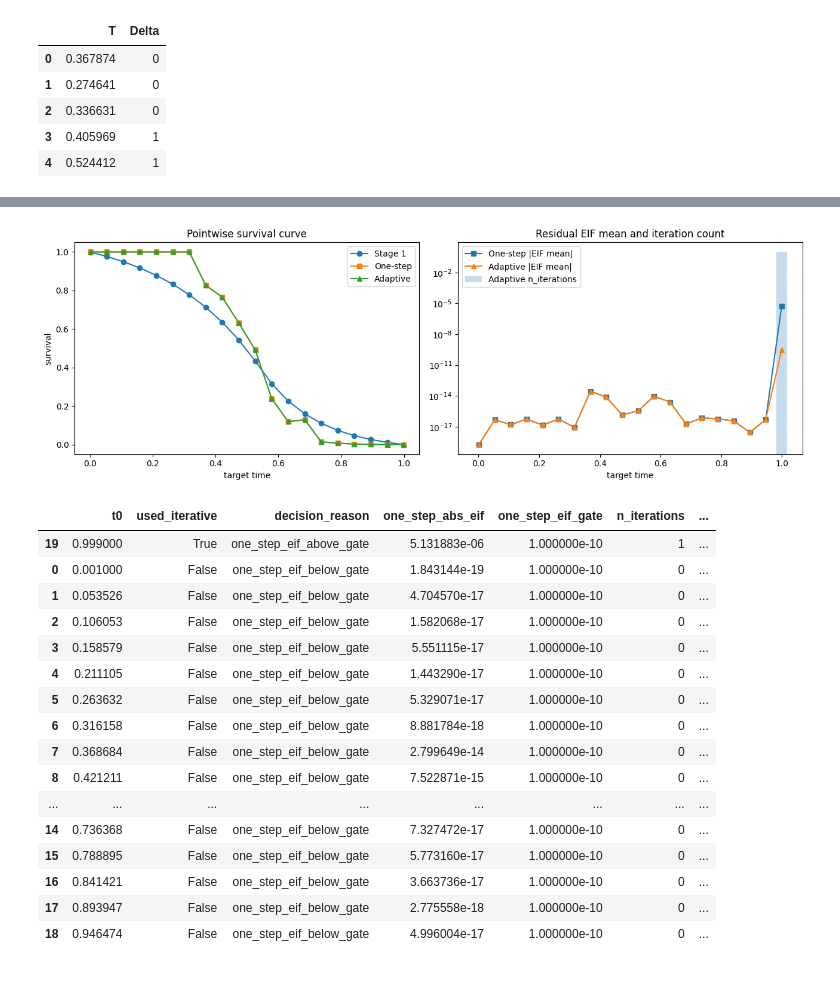
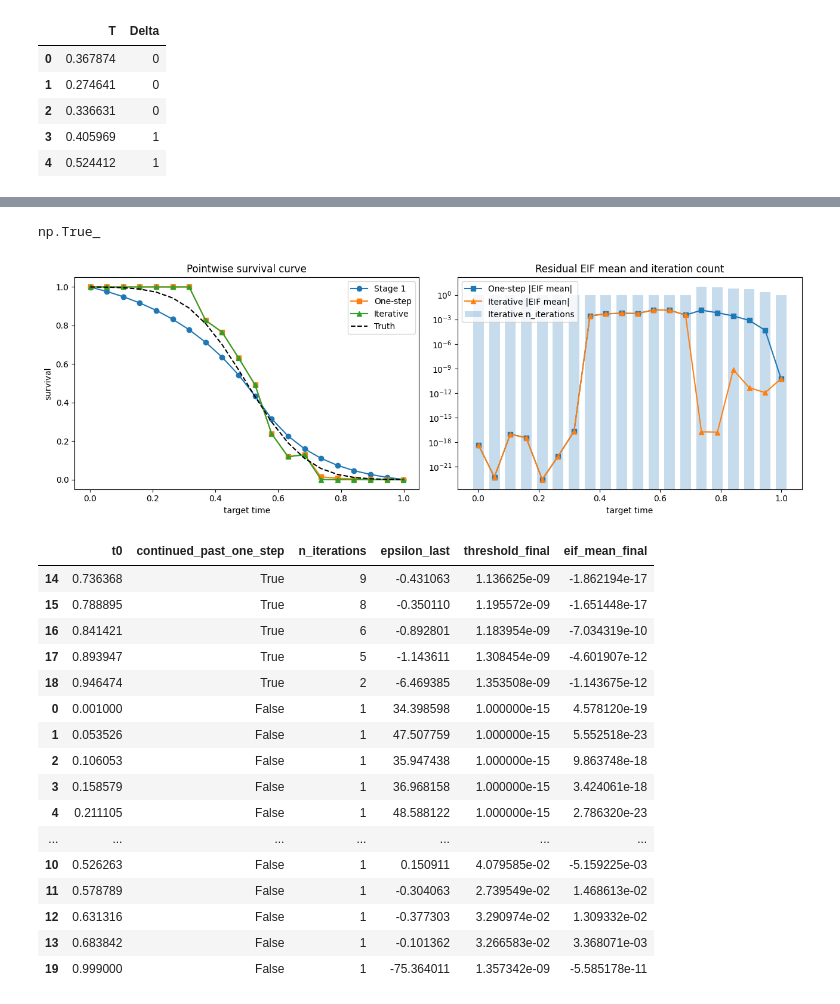
Before and after one commit to zhengpu-berkeley/HALDensity, a Jupyter notebook: examples/HAL-TMLE-RC/iter-hal-tmle.ipynb, the cells around one changed output, grey strips where cells are left out. Saved outputs shown, nothing was run; the diff lists cells and outputs as text; code cells hidden in the pictures.

```diff
--- a/examples/HAL-TMLE-RC/iter-hal-tmle.ipynb
+++ b/examples/HAL-TMLE-RC/iter-hal-tmle.ipynb
@@ -69,11 +69,10 @@ SURVIVAL_CLIP = 1e-8
 EPS_BRACKET_START = 0.25
 EPS_BRACKET_GROWTH = 2.0
 EPS_BRACKET_MAX = 16.0
-EPS_FALLBACK_BOUNDS = (-50.0, 50.0)
+EPS_FALLBACK_BOUNDS = (-90.0, 90.0)
 MAX_ITER = 25
 MIN_ABS_EPS = 1e-8
 MIN_SCORE_TOL = 1e-15
-ONE_STEP_EIF_GATE = 1e-10
 TARGET_TIMES = np.linspace(0.001, 0.999, 20)
 FOCUS_T0 = 0.85
 
@@ -768,53 +795,66 @@ curve_comparison
+# %%
+np.mean(eif_values) < np.sqrt(np.var(eif_values))/np.sqrt(len(eif_values))*np.log(len(eif_values))
+# %% [output]
+np.True_
 # %%
 fig, axes = plt.subplots(1, 2, figsize=(13, 4.5))
 
+true_survival = truncnorm.sf(
+    curve_comparison['t0'].to_numpy(dtype=float),
+    a,
+    b,
+    loc=event_mean,
+    scale=event_std,
+)
+
 axes[0].plot(curve_comparison['t0'], curve_comparison['psi_init'], marker='o', label='Stage 1')
 axes[0].plot(curve_comparison['t0'], curve_comparison['psi_one_step'], marker='s', label='One-step')
-axes[0].plot(curve_comparison['t0'], curve_comparison['psi_adaptive'], marker='^', label='Adaptive')
+axes[0].plot(curve_comparison['t0'], curve_comparison['psi_iterative'], marker='^', label='Iterative')
+axes[0].plot(curve_comparison['t0'], true_survival, linestyle='--', color='black', label='Truth')
 axes[0].set_title('Pointwise survival curve')
 axes[0].set_xlabel('target time')
 axes[0].set_ylabel('survival')
 axes[0].legend()
 
 axes[1].plot(curve_comparison['t0'], np.abs(curve_comparison['eif_mean_one_step']), marker='s', label='One-step |EIF mean|')
-axes[1].plot(curve_comparison['t0'], np.abs(curve_comparison['eif_mean_adaptive']), marker='^', label='Adaptive |EIF mean|')
+axes[1].plot(curve_comparison['t0'], np.abs(curve_comparison['eif_mean_iterative']), marker='^', label='Iterative |EIF mean|')
 axes[1].bar(
-    curve_adaptive_summary['t0'],
-    curve_adaptive_summary['n_iterations'],
+    curve_iterative_summary['t0'],
+    curve_iterative_summary['n_iterations'],
     width=0.035,
     alpha=0.25,
-    label='Adaptive n_iterations',
+    label='Iterative n_iterations',
 )
 axes[1].set_yscale('log')
 axes[1].set_title('Residual EIF mean and iteration count')
 axes[1].set_xlabel('target time')
 axes[1].legend()
 
 plt.tight_layout()
 plt.show()
 
-curve_adaptive_summary[
-    ['t0', 'used_iterative', 'decision_reason', 'one_step_abs_eif', 'one_step_eif_gate', 'n_iterations', 'stop_reason', 'eif_mean_final']
-].sort_values(['used_iterative', 't0'], ascending=[False, True])
+curve_iterative_summary[
+    ['t0', 'continued_past_one_step', 'n_iterations', 'epsilon_last', 'threshold_final', 'eif_mean_final']
+].sort_values(['continued_past_one_step', 't0'], ascending=[False, True])
 # %% [output]
-[figure, old version]
+[figure, new version]
-|  | t0 | used_iterative | decision_reason | one_step_abs_eif | one_step_eif_gate | n_iterations | ... |
-| 19 | 0.999000 | True | one_step_eif_above_gate | 5.131883e-06 | 1.000000e-10 | 1 | ... |
-| 0 | 0.001000 | False | one_step_eif_below_gate | 1.843144e-19 | 1.000000e-10 | 0 | ... |
-| 1 | 0.053526 | False | one_step_eif_below_gate | 4.704570e-17 | 1.000000e-10 | 0 | ... |
-| 2 | 0.106053 | False | one_step_eif_below_gate | 1.582068e-17 | 1.000000e-10 | 0 | ... |
-| 3 | 0.158579 | False | one_step_eif_below_gate | 5.551115e-17 | 1.000000e-10 | 0 | ... |
-| 4 | 0.211105 | False | one_step_eif_below_gate | 1.443290e-17 | 1.000000e-10 | 0 | ... |
-| 5 | 0.263632 | False | one_step_eif_below_gate | 5.329071e-17 | 1.000000e-10 | 0 | ... |
-| 6 | 0.316158 | False | one_step_eif_below_gate | 8.881784e-18 | 1.000000e-10 | 0 | ... |
-| 7 | 0.368684 | False | one_step_eif_below_gate | 2.799649e-14 | 1.000000e-10 | 0 | ... |
-| 8 | 0.421211 | False | one_step_eif_below_gate | 7.522871e-15 | 1.000000e-10 | 0 | ... |
-| ... | ... | ... | ... | ... | ... | ... | ... |
-| 14 | 0.736368 | False | one_step_eif_below_gate | 7.327472e-17 | 1.000000e-10 | 0 | ... |
-| 15 | 0.788895 | False | one_step_eif_below_gate | 5.773160e-17 | 1.000000e-10 | 0 | ... |
-| 16 | 0.841421 | False | one_step_eif_below_gate | 3.663736e-17 | 1.000000e-10 | 0 | ... |
-| 17 | 0.893947 | False | one_step_eif_below_gate | 2.775558e-18 | 1.000000e-10 | 0 | ... |
-| 18 | 0.946474 | False | one_step_eif_below_gate | 4.996004e-17 | 1.000000e-10 | 0 | ... |
+|  | t0 | continued_past_one_step | n_iterations | epsilon_last | threshold_final | eif_mean_final |
+| 14 | 0.736368 | True | 9 | -0.431063 | 1.136625e-09 | -1.862194e-17 |
+| 15 | 0.788895 | True | 8 | -0.350110 | 1.195572e-09 | -1.651448e-17 |
+| 16 | 0.841421 | True | 6 | -0.892801 | 1.183954e-09 | -7.034319e-10 |
+| 17 | 0.893947 | True | 5 | -1.143611 | 1.308454e-09 | -4.601907e-12 |
+| 18 | 0.946474 | True | 2 | -6.469385 | 1.353508e-09 | -1.143675e-12 |
+| 0 | 0.001000 | False | 1 | 34.398598 | 1.000000e-15 | 4.578120e-19 |
+| 1 | 0.053526 | False | 1 | 47.507759 | 1.000000e-15 | 5.552518e-23 |
+| 2 | 0.106053 | False | 1 | 35.947438 | 1.000000e-15 | 9.863748e-18 |
+| 3 | 0.158579 | False | 1 | 36.968158 | 1.000000e-15 | 3.424061e-18 |
+| 4 | 0.211105 | False | 1 | 48.588122 | 1.000000e-15 | 2.786320e-23 |
+| ... | ... | ... | ... | ... | ... | ... |
+| 10 | 0.526263 | False | 1 | 0.150911 | 4.079585e-02 | -5.159225e-03 |
+| 11 | 0.578789 | False | 1 | -0.304063 | 2.739549e-02 | 1.468613e-02 |
+| 12 | 0.631316 | False | 1 | -0.377303 | 3.290974e-02 | 1.309332e-02 |
+| 13 | 0.683842 | False | 1 | -0.101362 | 3.266583e-02 | 3.368071e-03 |
+| 19 | 0.999000 | False | 1 | -75.364011 | 1.357342e-09 | -5.585178e-11 |
 # %% [markdown]
 ## Notes
 
```
Also changed, not shown: parts of 9 cells of this notebook, 6 other files.
